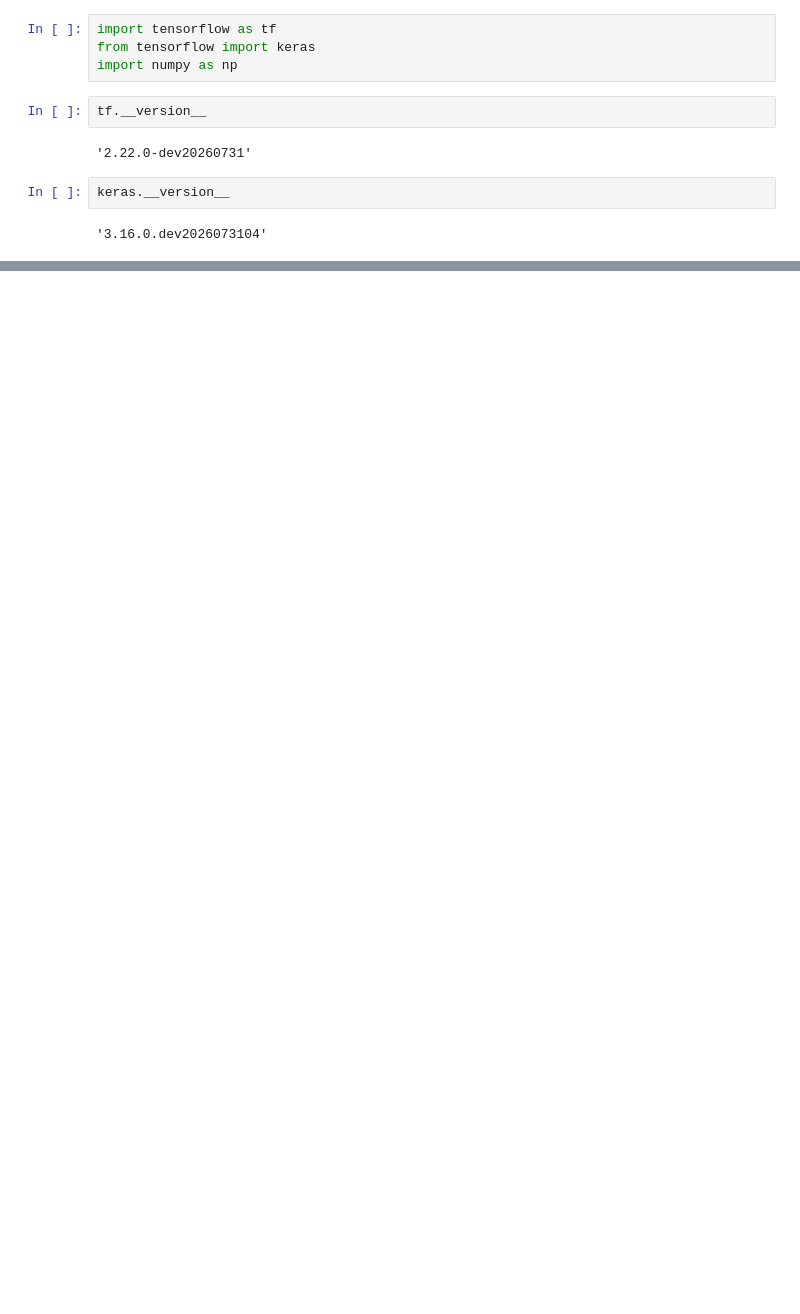
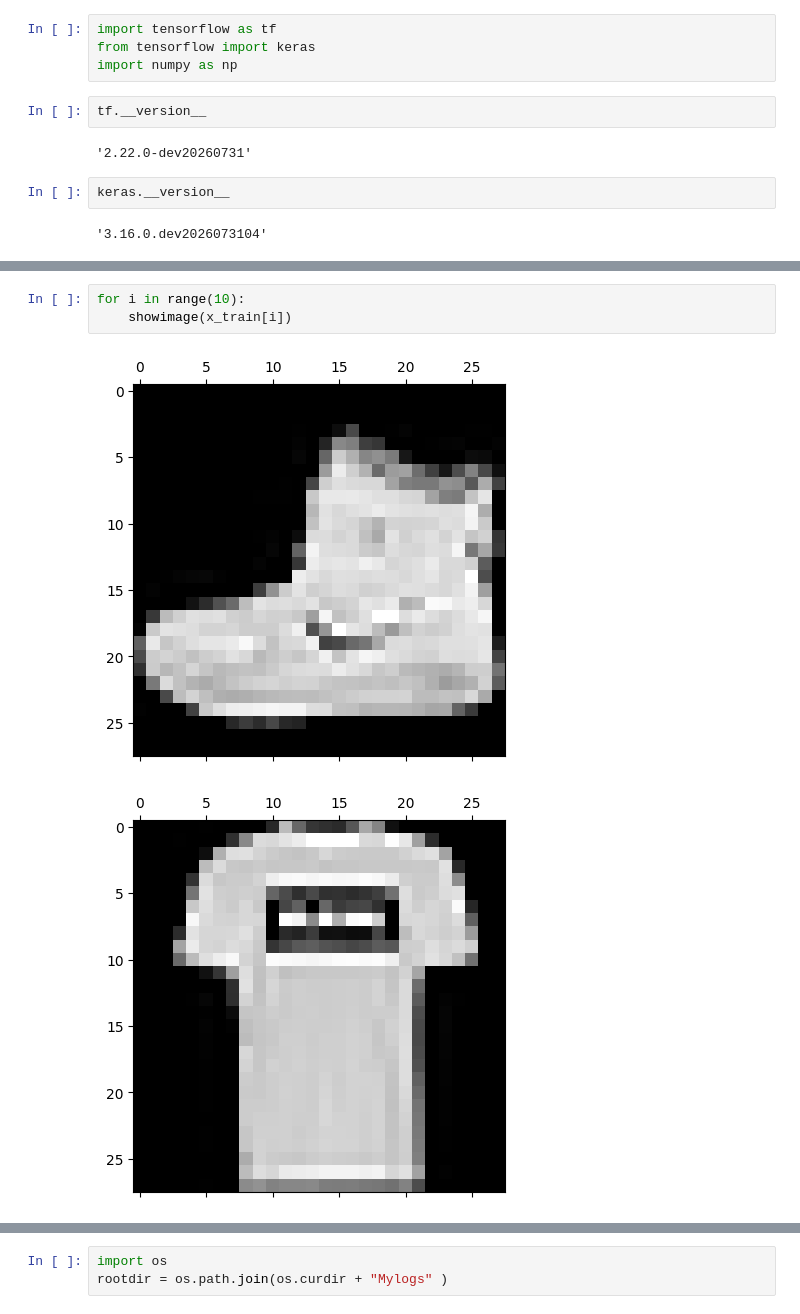
Before and after one commit to Fatheroop/Code-Files, a Jupyter notebook: lEARNING DATA SCIENCE/perceptrons Neutral network/tesorflow.ipynb, the cells around one changed output, grey strips where cells are left out. Cells and saved outputs as stored; diff of their text form; blank space fills up the shorter version.

```diff
--- a/lEARNING DATA SCIENCE/perceptrons Neutral network/tesorflow.ipynb
+++ b/lEARNING DATA SCIENCE/perceptrons Neutral network/tesorflow.ipynb
@@ -176,0 +62,6 @@ model.evaluate(x_test,y_test)
+# %%
+for i in range(10):
+    showimage(x_train[i])
+# %% [output]
+[figure, added]
+[figure, added]
@@ -176,0 +76,3 @@ model.evaluate(x_test,y_test)
+# %%
+import os
+rootdir = os.path.join(os.curdir + "Mylogs" )
```
Also changed, not shown: parts of 33 cells of this notebook, 4 other files.
